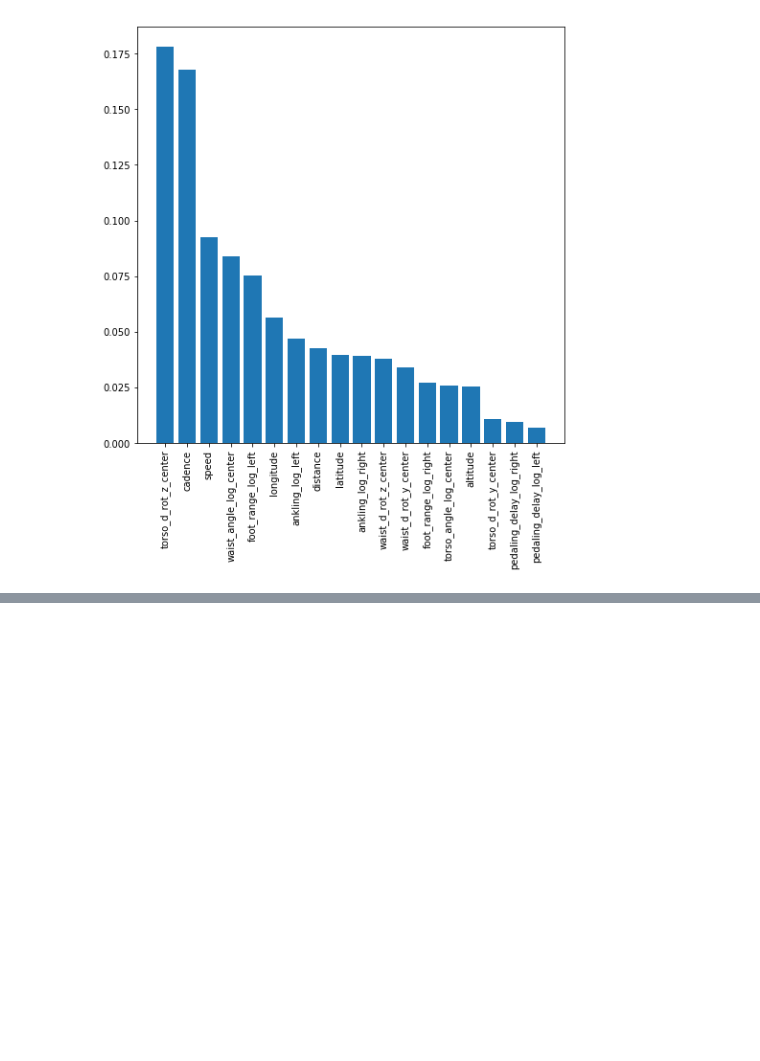
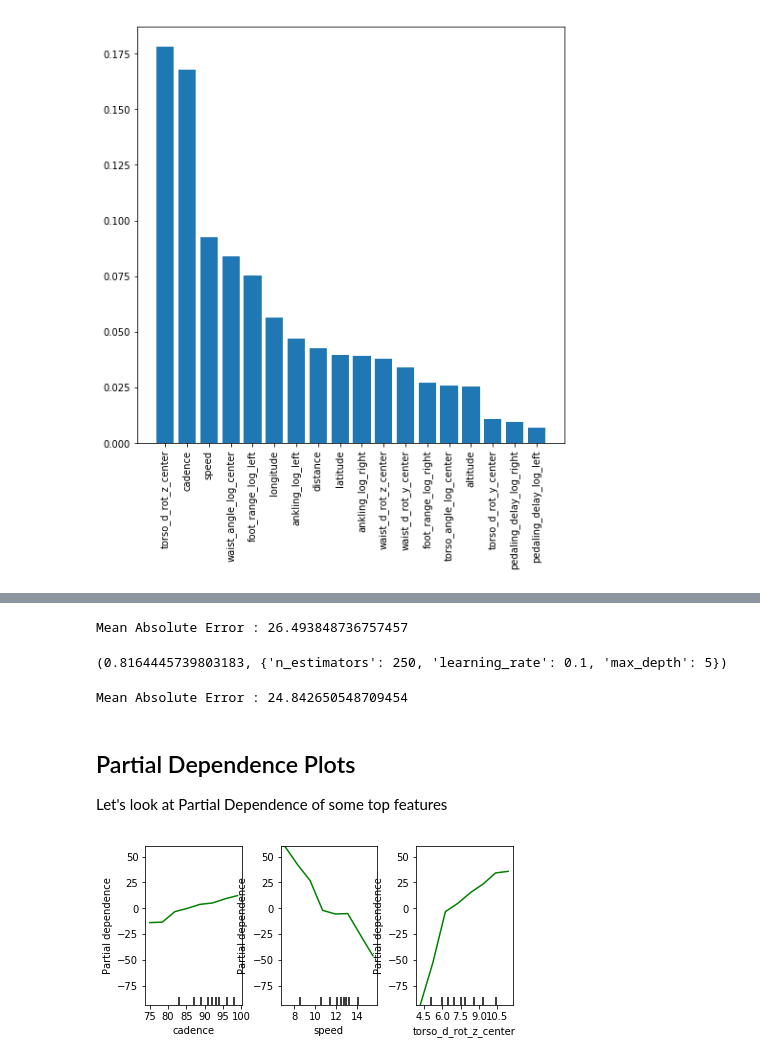
Before and after one commit to jgphillips77/Cycling, a Jupyter notebook: ipynb/06-Trees_Forests.ipynb, the cells around one changed output, grey strips where cells are left out. Cells and saved outputs as stored; diff of their text form; code cells hidden in the pictures; blank space fills up the shorter version.

```diff
--- a/ipynb/06-Trees_Forests.ipynb
+++ b/ipynb/06-Trees_Forests.ipynb
@@ -218,0 +253,37 @@ plt.show()
+# %%
+model = XGBRegressor(n_estimators=1000, learning_rate=0.05)
+model.fit(X_train, y_train, early_stopping_rounds=5,
+             eval_set=[(X_test, y_test)], verbose=False)
+predictions = model.predict(X_test)
+print("Mean Absolute Error : " + str(mean_absolute_error(predictions, y_test)))
+# %% [output]
+Mean Absolute Error : 26.493848736757457
+# %%
+# Which hyperparameters score best?
+# Create a dictionary to search
+grid = {'n_estimators':[250, 500, 1000], 'learning_rate': [0.05, 0.1, 0.5], 'max_depth': [3, 5, 10]}
+test_scores = []
+
+model = XGBRegressor(random_state=42, early_stopping_rounds=5)
+
+# Loop through the parameter grid, set the hyperparameters, and save the scores
+for g in ParameterGrid(grid):
+    model.set_params(**g)  # ** is "unpacking" the dictionary
+    model.fit(X_train, y_train)
+    test_scores.append(model.score(X_test, y_test))
+
+# Find best hyperparameters
+best_idx = np.argmax(test_scores)
+print(test_scores[best_idx], ParameterGrid(grid)[best_idx])
+# %% [output]
+(0.8164445739803183, {'n_estimators': 250, 'learning_rate': 0.1, 'max_depth': 5})
+# %%
+final_model = XGBRegressor(n_estimators=250, learning_rate=0.1, random_state=42, early_stopping_rounds=5, max_depth=5)
+final_model.fit(X_train, y_train, eval_set=[(X_test, y_test)], verbose=False)
+predictions = final_model.predict(X_test)
+print("Mean Absolute Error : " + str(mean_absolute_error(predictions, y_test)))
+# %% [output]
+Mean Absolute Error : 24.842650548709454
+# %% [markdown]
+## Partial Dependence Plots
+Let's look at Partial Dependence of some top features
@@ -218,0 +293,21 @@ plt.show()
+# %%
+gbr = GradientBoostingRegressor(learning_rate=0.02,
+                                n_estimators=200,
+                                subsample=0.6,
+                                random_state=42)
+
+# Start with top 3 most important Features
+cols_to_use = ['cadence', 'speed', 'torso_d_rot_z_center']
+dataX = data[cols_to_use]
+# Make a y based upon Power
+y = data['power']
+
+my_imputer = Imputer()
+imputed_X = my_imputer.fit_transform(dataX)
+
+gbr.fit(imputed_X, y)
+
+bike_plots = plot_partial_dependence(gbr, features=[0,1,2], X=imputed_X,
+                                        feature_names=cols_to_use, grid_resolution=8)
+# %% [output]
+[figure, added]
```
Also changed, not shown: parts of 10 cells of this notebook.
